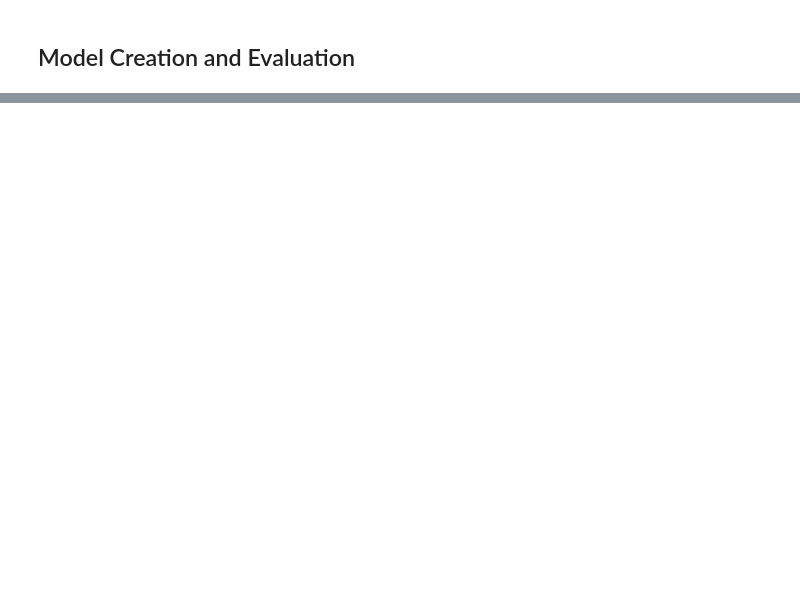
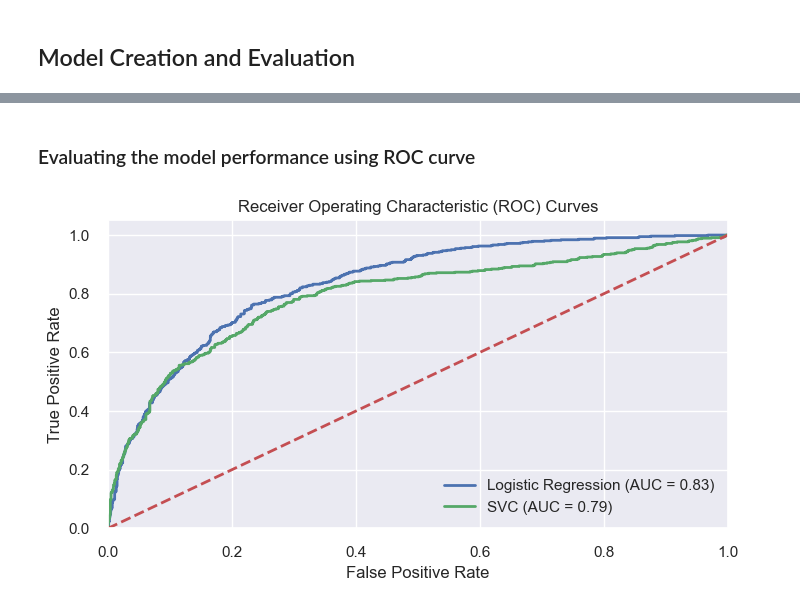
Before and after one commit to Mwizerwa/Customer_Churn_Prediction, a Jupyter notebook: notebooks/model_creation_and_evaluation.ipynb, the cells around one changed output, grey strips where cells are left out. Saved outputs shown, nothing was run; the diff lists cells and outputs as text; code cells hidden in the pictures; blank space fills up the shorter version.

```diff
--- a/notebooks/model_creation_and_evaluation.ipynb
+++ b/notebooks/model_creation_and_evaluation.ipynb
@@ -6,0 +148,7 @@
+# %%
+X_train, X_test, y_train, y_test = train_test_split(X, y, test_size=0.3, random_state=42)
+# %%
+#Standardize features
+scaler = StandardScaler()
+X_train = scaler.fit_transform(X_train)
+X_test = scaler.transform(X_test)
@@ -6,0 +206,35 @@
+# %% [markdown]
+### Evaluating the model performance using ROC curve
+# %%
+#Compute the predicted probabilities
+y_prob = best_model.predict_proba(X_test)[:, 1]
+#Calculate ROC Curve
+fpr, tpr, thresholds = roc_curve(y_test, y_prob)
+#Compute the AUC (Area Under the ROC Curve)
+roc_auc = auc(fpr, tpr)
+# %%
+#SVC model
+svc_model = SVC(probability=True)  # Setting probability=True is important for ROC curve
+svc_model.fit(X_train, y_train)
+#Compute the predicted probabilities
+svc_prob = svc_model.predict_proba(X_test)[:, 1]
+#Calculate ROC curve
+fpr_svc, tpr_svc, thresholds_svc = roc_curve(y_test, svc_prob)
+#Compute the AUC (Area Under the ROC Curve)
+roc_auc_svc = auc(fpr_svc, tpr_svc)
+# %%
+#Plot the ROC curves
+plt.figure(figsize=(8, 4))
+plt.plot(fpr, tpr, color="b", lw=2, label="Logistic Regression (AUC = {:.2f})".format(roc_auc))
+plt.plot(fpr_svc, tpr_svc, color="g", lw=2, label="SVC (AUC = {:.2f})".format(roc_auc_svc))
+
+plt.plot([0, 1], [0, 1], color="r", lw=2, linestyle="--")
+plt.xlim([0.0, 1.0])
+plt.ylim([0.0, 1.05])
+plt.xlabel("False Positive Rate")
+plt.ylabel("True Positive Rate")
+plt.title("Receiver Operating Characteristic (ROC) Curves")
+plt.legend()
+plt.show()
+# %% [output]
+[figure, added]
```
Also changed, not shown: parts of 19 cells of this notebook, 3 other files.
